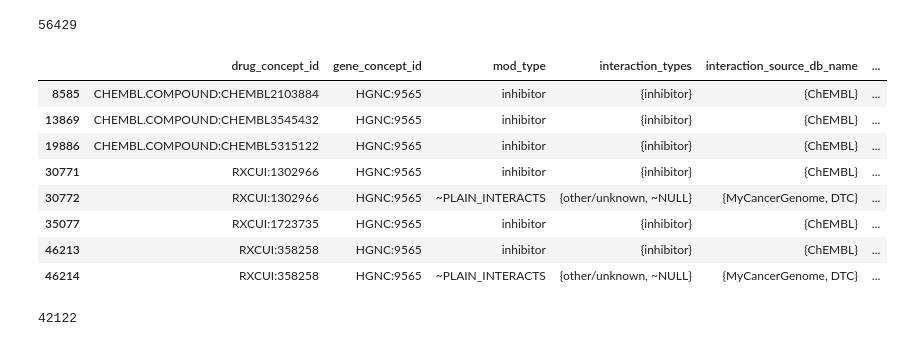
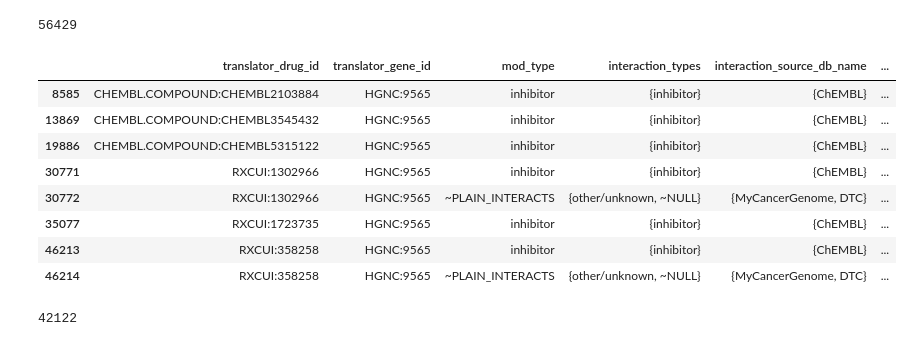
Before and after one commit to NCATSTranslator/translator-ingests, a Jupyter notebook: src/translator_ingest/ingests/dgidb/dgidb_dev.ipynb, the cells around one changed output. Saved outputs shown, nothing was run; the diff lists cells and outputs as text; code cells hidden in the pictures.

```diff
--- a/src/translator_ingest/ingests/dgidb/dgidb_dev.ipynb
+++ b/src/translator_ingest/ingests/dgidb/dgidb_dev.ipynb
@@ -539,10 +569,6 @@ memory usage: 8.6+ MB
 # %%
-## INCLUDE IN PARSER
-## change ID prefixes to Translator standard: mostly making all upper-case
+## NEW: INCLUDE IN PARSER
 
-df["drug_concept_id"] = df["drug_concept_id"].str.upper()
-df["gene_concept_id"] = df["gene_concept_id"].str.upper()
-## special handling for some prefixes: CHEMBL, CHEMIDPLUS -> CAS, NCBIGENE
-df["drug_concept_id"] = df["drug_concept_id"].str.replace("CHEMBL:", "CHEMBL.COMPOUND:")
-df["drug_concept_id"] = df["drug_concept_id"].str.replace("CHEMIDPLUS:", "CAS:")
-df["gene_concept_id"] = df["gene_concept_id"].str.replace("NCBIGENE:", "NCBIGene:")
+## save new columns for Translator-formatted IDs, insert after *_name for human-readability
+df.insert(3, "translator_gene_id", df["gene_concept_id"].str.upper())
+df.insert(7, "translator_drug_id", df["drug_concept_id"].str.upper())
@@ -549,2 +585,8 @@ df["gene_concept_id"] = df["gene_concept_id"].str.replace("NCBIGENE:", "NCBIGene
 # %%
-df[df["drug_concept_id"].str.startswith("CAS")]
+## NEW - ADJUSTED: INCLUDE IN PARSER
+
+## special handling for some prefixes: CHEMBL, CHEMIDPLUS -> CAS, NCBIGENE
+df["translator_drug_id"] = df["translator_drug_id"].str.replace("CHEMBL:", "CHEMBL.COMPOUND:")
+df["translator_drug_id"] = df["translator_drug_id"].str.replace("CHEMIDPLUS:", "CAS:")
+
+df["translator_gene_id"] = df["translator_gene_id"].str.replace("NCBIGENE:", "NCBIGene:")
@@ -852,15 +902,15 @@ df.columns.to_list()
  'gene_specificity_score',
  'evidence_score']
 # %%
-## PARTIAL INCLUDE IN PARSER (config yaml)
+## NEW - ADJUSTED!!!: PARTIAL INCLUDE IN PARSER (config yaml)
 
 ## only including necessary columns
 ##   + drug/gene names for readability/comparison with website
 ## dropping columns makes merge faster
 
 ## order for readability
-experiment_setup = df[["drug_concept_id", "drug_name",
-                       "gene_concept_id", "gene_name",
+experiment_setup = df[["translator_drug_id", "drug_concept_id", "drug_name",
+                       "translator_gene_id", "gene_concept_id", "gene_name",
                        "interaction_types", "interaction_source_db_name",
                        "interaction_score", "evidence_score"
                       ]].copy()
@@ -905,7 +955,7 @@ array(['inhibitor', 'agonist', 'blocker', 'positive modulator',
        'negative modulator', 'activator', 'inverse agonist', 'vaccine',
        'immunotherapy', 'antisense oligonucleotide'], dtype=object)
 # %%
-## INCLUDE IN PARSER
+## NEW - ADJUSTED!!!: INCLUDE IN PARSER
 
 ## group by drug ID, gene ID, mod_type combo
 
@@ -913,7 +963,7 @@ array(['inhibitor', 'agonist', 'blocker', 'positive modulator',
 # experiment_mergeMain = experiment_setup.copy()
 
 ## merge: takes ~3s to run
-cols_define_edge_3 = ["drug_concept_id", "gene_concept_id", "mod_type"]
+cols_define_edge_3 = ["translator_drug_id", "translator_gene_id", "mod_type"]
 
 ## when it can be multiple values, run set
 ## otherwise, the value is always the same (from EDA), so just keep the first
@@ -921,11 +971,12 @@ experiment_setup = experiment_setup.groupby(by=cols_define_edge_3).agg(
     {
         "interaction_types": set,
         "interaction_source_db_name": set,
-        "interaction_score": 'first',
-        "evidence_score": 'first',
-        "drug_name": 'first',
-        "gene_name": 'first',
-
+        "interaction_score": "first",
+        "evidence_score": "first",
+        "drug_concept_id": "first",
+        "drug_name": "first",
+        "gene_concept_id": "first",
+        "gene_name": "first",
     }
 ).reset_index().copy()
 # %%
@@ -937,11 +988,11 @@ experiment_setup.shape[0]
 # %%
 ## EDA
 
 ## check what rows look like with both original ~PLAIN_INTERACTS values
 
-experiment_setup[experiment_setup["gene_concept_id"] == "HGNC:9565"]
+experiment_setup[experiment_setup["translator_gene_id"] == "HGNC:9565"]
 # %% [output]
-|  | drug_concept_id | gene_concept_id | mod_type | interaction_types | interaction_source_db_name | ... |
+|  | translator_drug_id | translator_gene_id | mod_type | interaction_types | interaction_source_db_name | ... |
 | 8585 | CHEMBL.COMPOUND:CHEMBL2103884 | HGNC:9565 | inhibitor | {inhibitor} | {ChEMBL} | ... |
 | 13869 | CHEMBL.COMPOUND:CHEMBL3545432 | HGNC:9565 | inhibitor | {inhibitor} | {ChEMBL} | ... |
 | 19886 | CHEMBL.COMPOUND:CHEMBL5315122 | HGNC:9565 | inhibitor | {inhibitor} | {ChEMBL} | ... |
```
Also changed, not shown: parts of 38 cells of this notebook, 3 other files.
